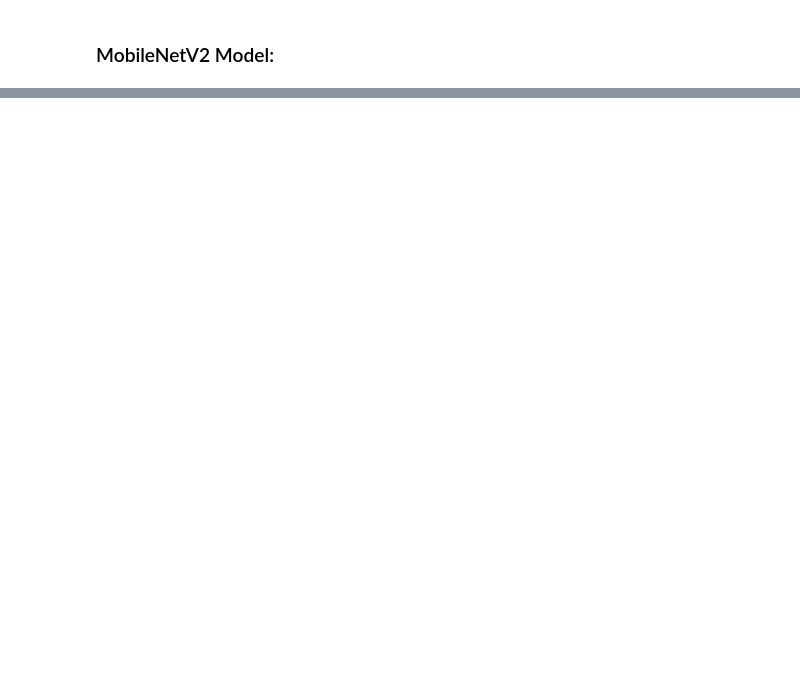
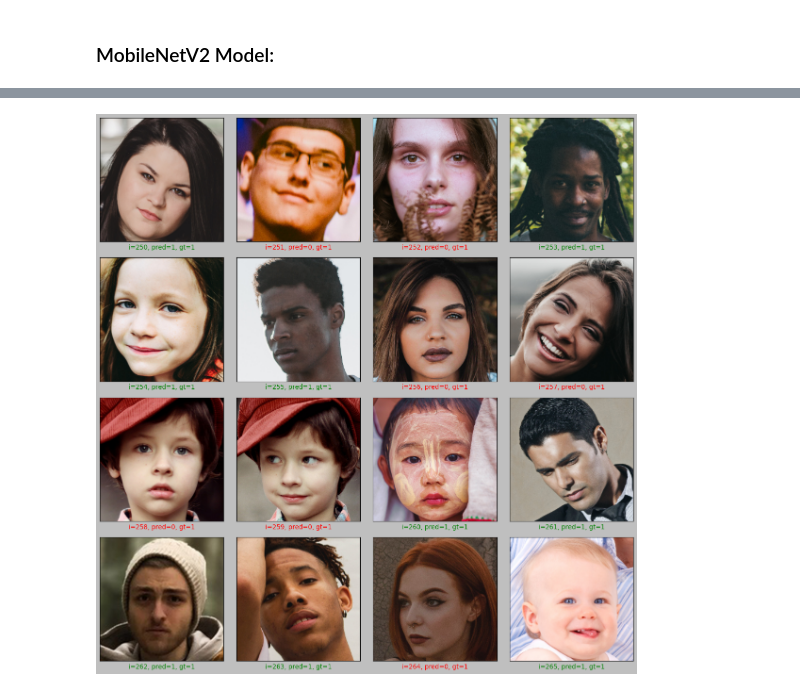
Before and after one commit to Ashendy/AI-Facial-Detection, a Jupyter notebook: Main.ipynb, the cells around one changed output, grey strips where cells are left out. Saved outputs shown, nothing was run; the diff lists cells and outputs as text; code cells hidden in the pictures; blank space fills up the shorter version.

```diff
--- a/Main.ipynb
+++ b/Main.ipynb
@@ -245,0 +506,34 @@ visualize_training_results(results_1)
+# %%
+dataset_path
+plt.figure(figsize=(15,15))
+
+start_index = 250
+
+for i in range(16):
+  plt.subplot(4,4, i+1)
+  plt.grid(False)
+  plt.xticks([])
+  plt.yticks([])
+
+  preds = np.argmax(predictions[[start_index+i]])
+
+  gt = val_generator.filenames[start_index+i][9:13]
+
+
+  if gt == "fake":
+    gt = 0
+  else:
+    gt = 1
+
+  if preds != gt:
+    col ="r"
+  else:
+    col = "g"
+
+  plt.xlabel('i={}, pred={}, gt={}'.format(start_index+i,preds,gt),color=col)
+  plt.imshow(load_img(dataset_path+val_generator.filenames[start_index+i]))
+  plt.tight_layout()
+
+plt.show()
+# %% [output]
+[figure, added]
```
Also changed, not shown: parts of 35 cells of this notebook.
